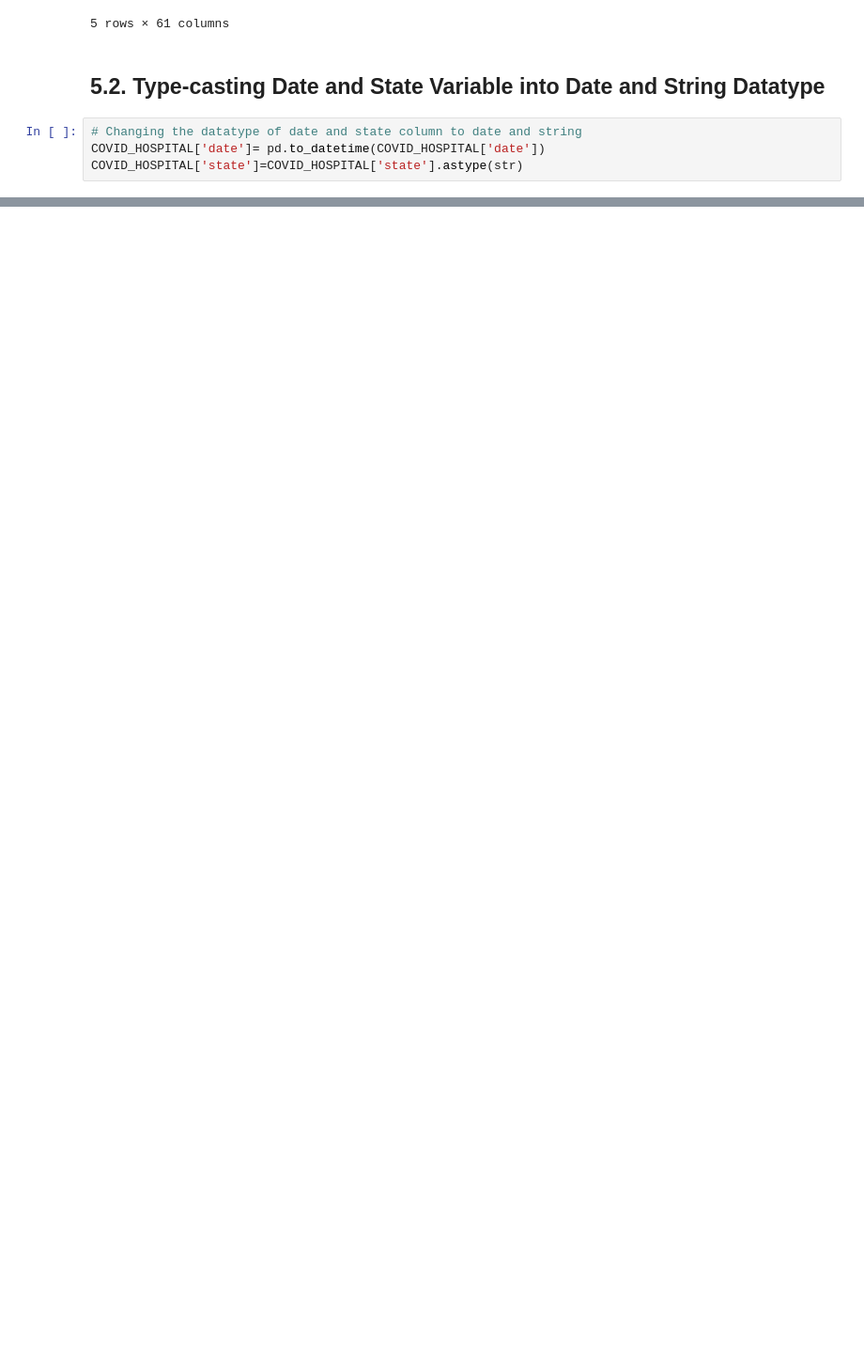
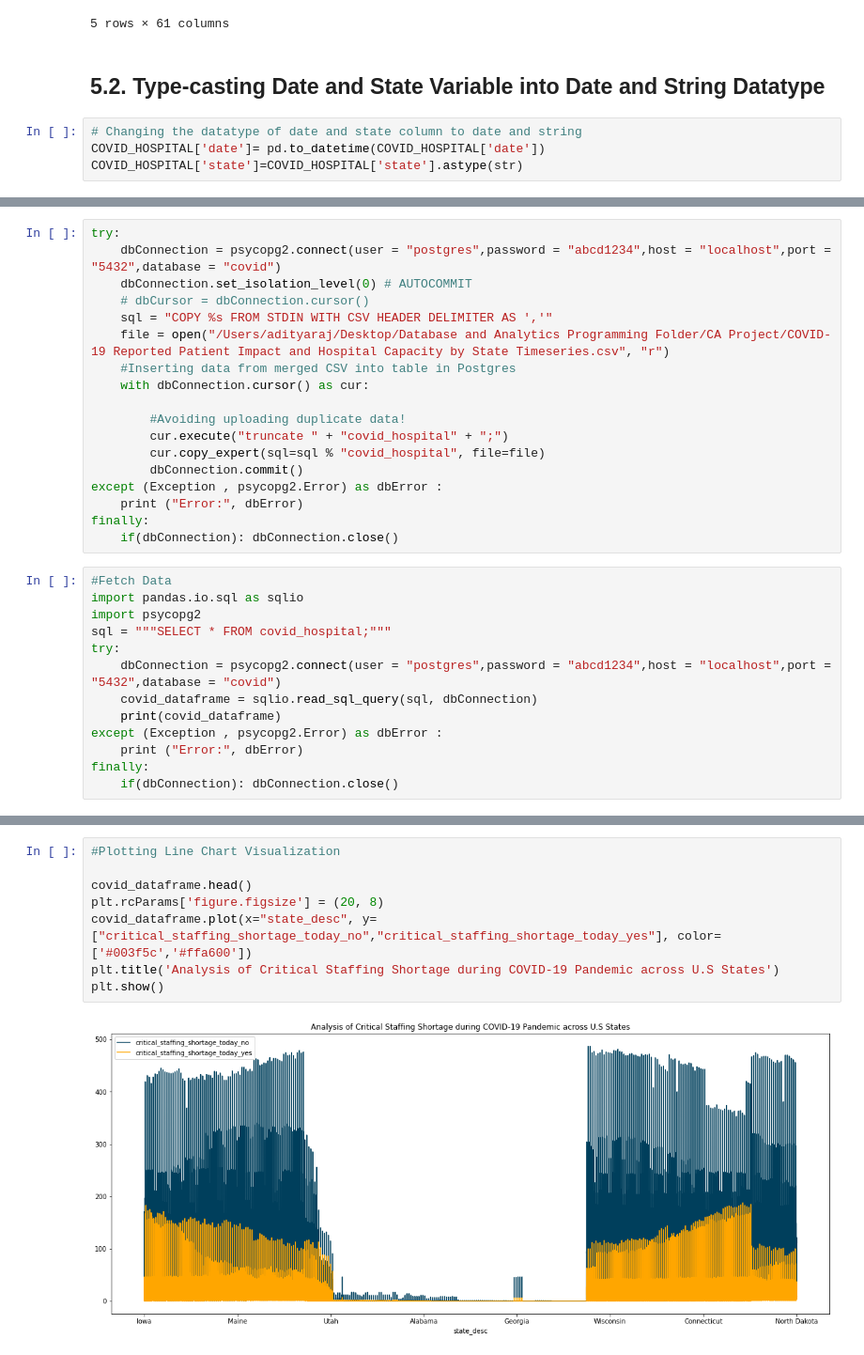
Before and after one commit to MangeshIpperNCI/DAP_PROJECT, a Jupyter notebook: x20143311.ipynb, the cells around one changed output, grey strips where cells are left out. Shown at 94% size. Cells and saved outputs as stored; diff of their text form; blank space fills up the shorter version.

Commit message:
Data Processing, Visualizations and Code Cleanup Completed

```diff
--- a/x20143311.ipynb
+++ b/x20143311.ipynb
@@ -112,0 +425,31 @@ COVID_HOSPITAL['state']=COVID_HOSPITAL['state'].astype(str)
+# %%
+try:
+    dbConnection = psycopg2.connect(user = "postgres",password = "abcd1234",host = "localhost",port = "5432",database = "covid")
+    dbConnection.set_isolation_level(0) # AUTOCOMMIT
+    # dbCursor = dbConnection.cursor()
+    sql = "COPY %s FROM STDIN WITH CSV HEADER DELIMITER AS ','"
+    file = open("/Users/adityaraj/Desktop/Database and Analytics Programming Folder/CA Project/COVID-19 Reported Patient Impact and Hospital Capacity by State Timeseries.csv", "r")
+    #Inserting data from merged CSV into table in Postgres
+    with dbConnection.cursor() as cur:
+
+        #Avoiding uploading duplicate data!
+        cur.execute("truncate " + "covid_hospital" + ";")
+        cur.copy_expert(sql=sql % "covid_hospital", file=file)
+        dbConnection.commit()
+except (Exception , psycopg2.Error) as dbError :
+    print ("Error:", dbError)
+finally:
+    if(dbConnection): dbConnection.close()
+# %%
+#Fetch Data
+import pandas.io.sql as sqlio
+import psycopg2
+sql = """SELECT * FROM covid_hospital;"""
+try:
+    dbConnection = psycopg2.connect(user = "postgres",password = "abcd1234",host = "localhost",port = "5432",database = "covid")
+    covid_dataframe = sqlio.read_sql_query(sql, dbConnection)
+    print(covid_dataframe)
+except (Exception , psycopg2.Error) as dbError :
+    print ("Error:", dbError)
+finally:
+    if(dbConnection): dbConnection.close()
@@ -112,0 +520,10 @@ COVID_HOSPITAL['state']=COVID_HOSPITAL['state'].astype(str)
+# %%
+#Plotting Line Chart Visualization
+
+covid_dataframe.head()
+plt.rcParams['figure.figsize'] = (20, 8)
+covid_dataframe.plot(x="state_desc", y=["critical_staffing_shortage_today_no","critical_staffing_shortage_today_yes"], color=['#003f5c','#ffa600'])
+plt.title('Analysis of Critical Staffing Shortage during COVID-19 Pandemic across U.S States')
+plt.show()
+# %% [output]
+[figure, added]
```
Also changed, not shown: parts of 32 cells of this notebook.
